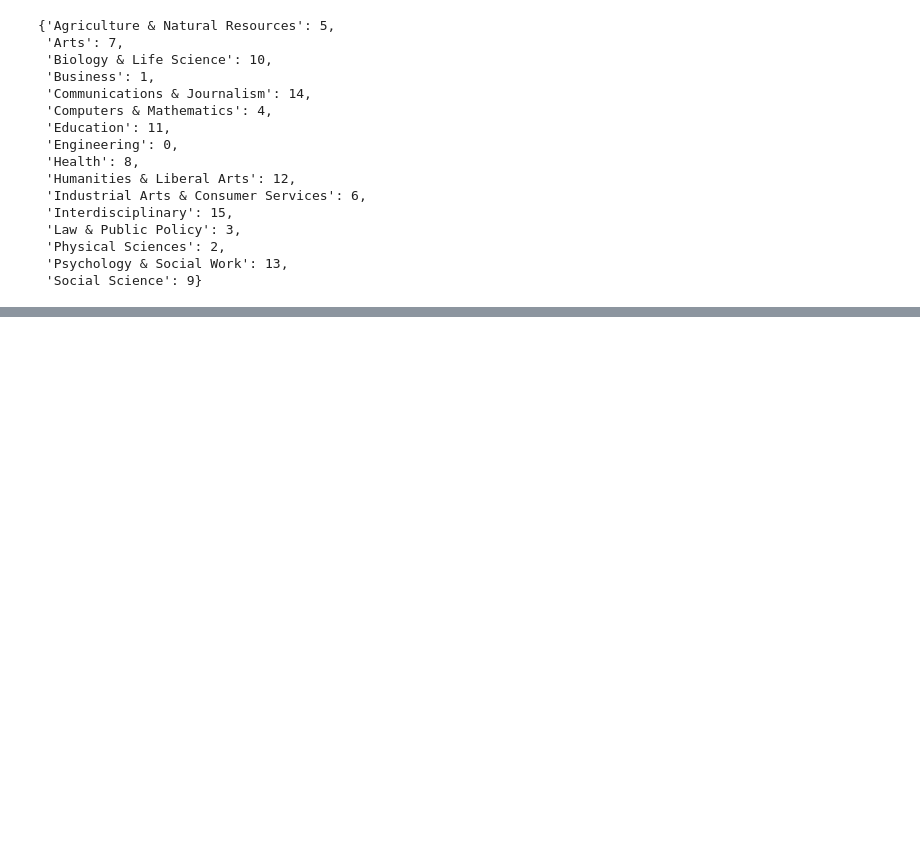
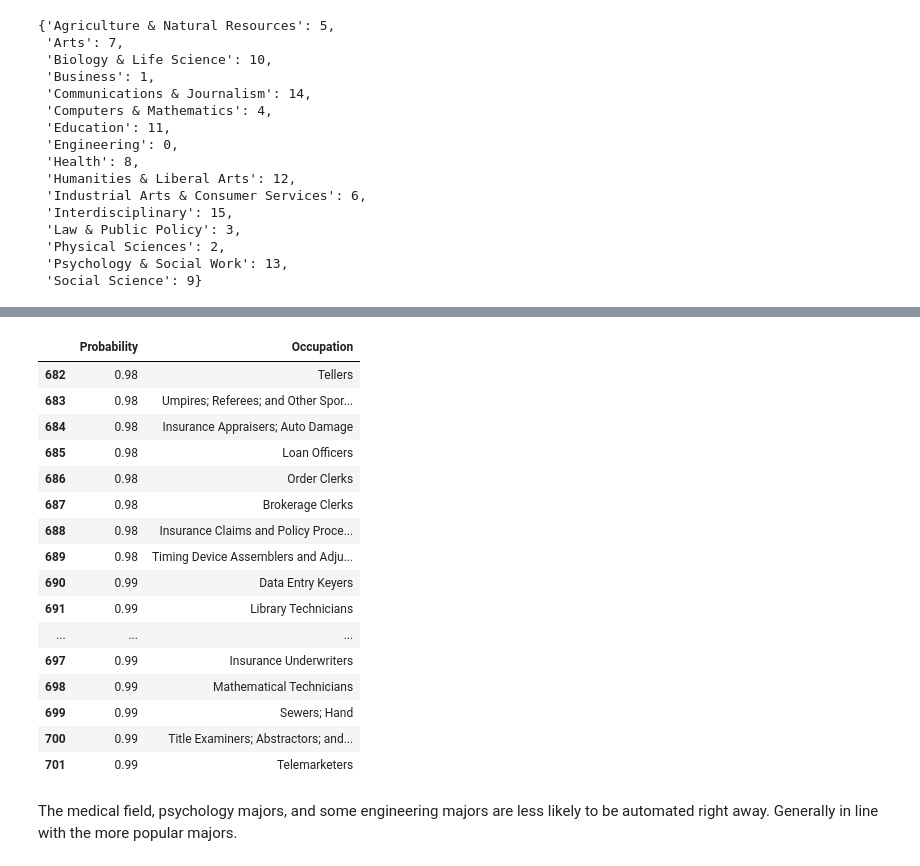
Before and after one commit to yabbou/Career_Forecasting, a Jupyter notebook: final_project.ipynb, the cells around one changed output, grey strips where cells are left out. Cells and saved outputs as stored; diff of their text form; code cells hidden in the pictures; blank space fills up the shorter version.

```diff
--- a/final_project.ipynb
+++ b/final_project.ipynb
@@ -1208,0 +1216,22 @@ Conclusion
+# %%
+automation_prob_occ_df.tail(20)
+# %% [output]
+|  | Probability | Occupation |
+| 682 | 0.98 | Tellers |
+| 683 | 0.98 | Umpires; Referees; and Other Spor... |
+| 684 | 0.98 | Insurance Appraisers; Auto Damage |
+| 685 | 0.98 | Loan Officers |
+| 686 | 0.98 | Order Clerks |
+| 687 | 0.98 | Brokerage Clerks |
+| 688 | 0.98 | Insurance Claims and Policy Proce... |
+| 689 | 0.98 | Timing Device Assemblers and Adju... |
+| 690 | 0.99 | Data Entry Keyers |
+| 691 | 0.99 | Library Technicians |
+| ... | ... | ... |
+| 697 | 0.99 | Insurance Underwriters |
+| 698 | 0.99 | Mathematical Technicians |
+| 699 | 0.99 | Sewers; Hand |
+| 700 | 0.99 | Title Examiners; Abstractors; and... |
+| 701 | 0.99 | Telemarketers |
+# %% [markdown]
+The medical field, psychology majors, and some engineering majors are less likely to be automated right away. Generally in line with the more popular majors.
```
Also changed, not shown: parts of 26 cells of this notebook.
